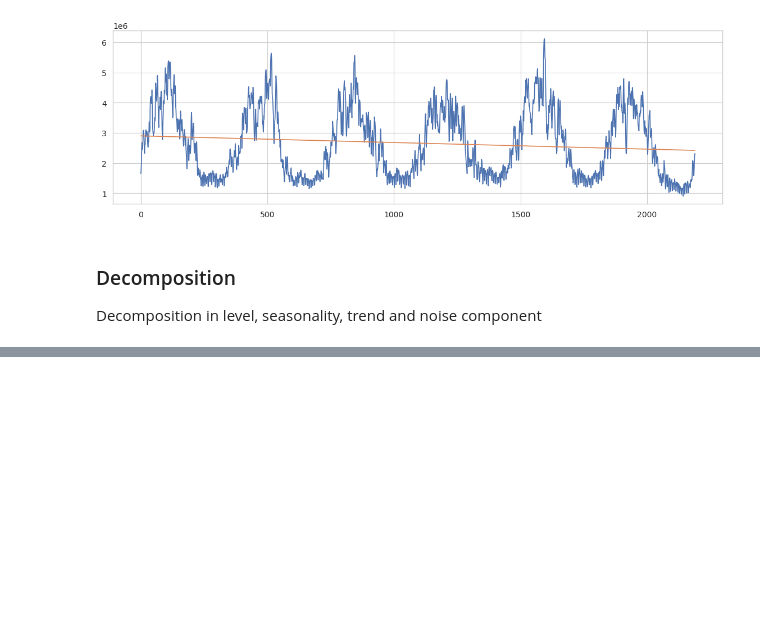
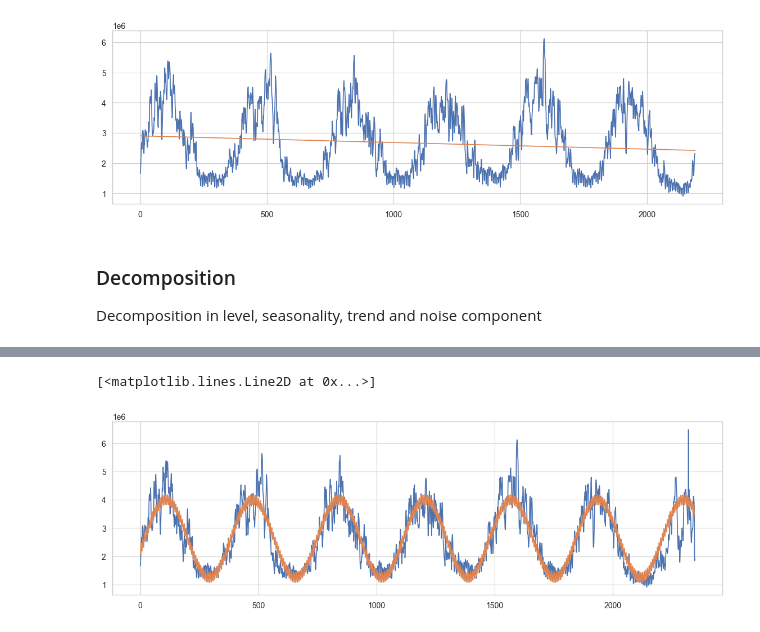
Before and after one commit to f-linus/natural_gas_consumption_modelling, a Jupyter notebook: notebooks/data_analysis/002 Autocorrelation, seasonality and trends.ipynb, the cells around one changed output, grey strips where cells are left out. Cells and saved outputs as stored; diff of their text form; code cells hidden in the pictures; blank space fills up the shorter version.

```diff
--- a/notebooks/data_analysis/002 Autocorrelation, seasonality and trends.ipynb
+++ b/notebooks/data_analysis/002 Autocorrelation, seasonality and trends.ipynb
@@ -95,0 +130,14 @@ Decomposition in level, seasonality, trend and noise component
+# %%
+def combined_seasonality(x, a, b, c, d, e, f):
+    return yearly_seasonality(x, a, b, c) + weekly_seasonality(x, d, e, f)
+
+
+parameters_optimal, _ = optimize.curve_fit(combined_seasonality, x, y)
+# %%
+fig, ax = plt.subplots(figsize=(14, 4))
+
+ax.plot(x, y, label="Data")
+ax.plot(x, combined_seasonality(x, *parameters_optimal), label="Seasonality")
+# %% [output]
+[<matplotlib.lines.Line2D at 0x...>]
+[figure, added]
```
Also changed, not shown: parts of 16 cells of this notebook.
